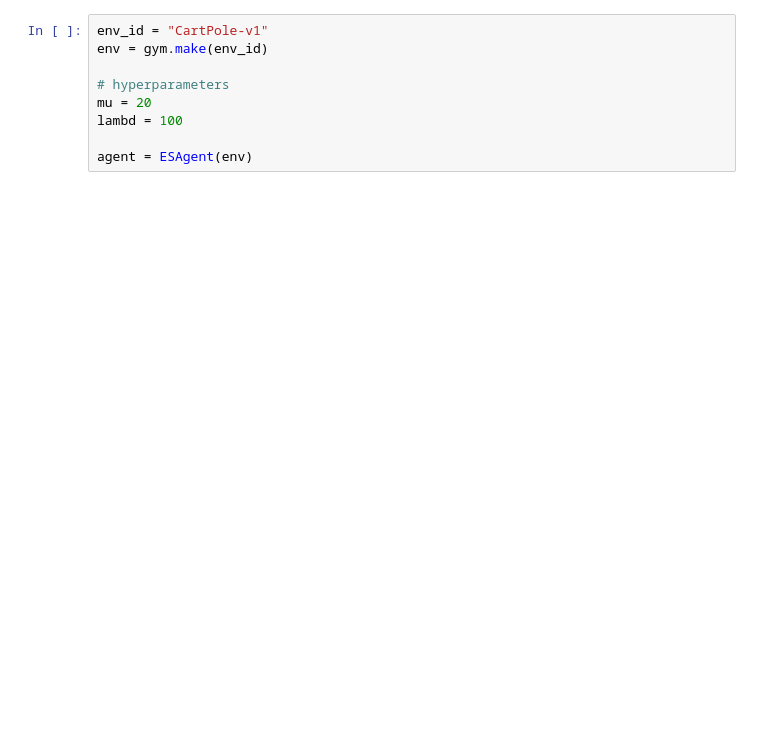
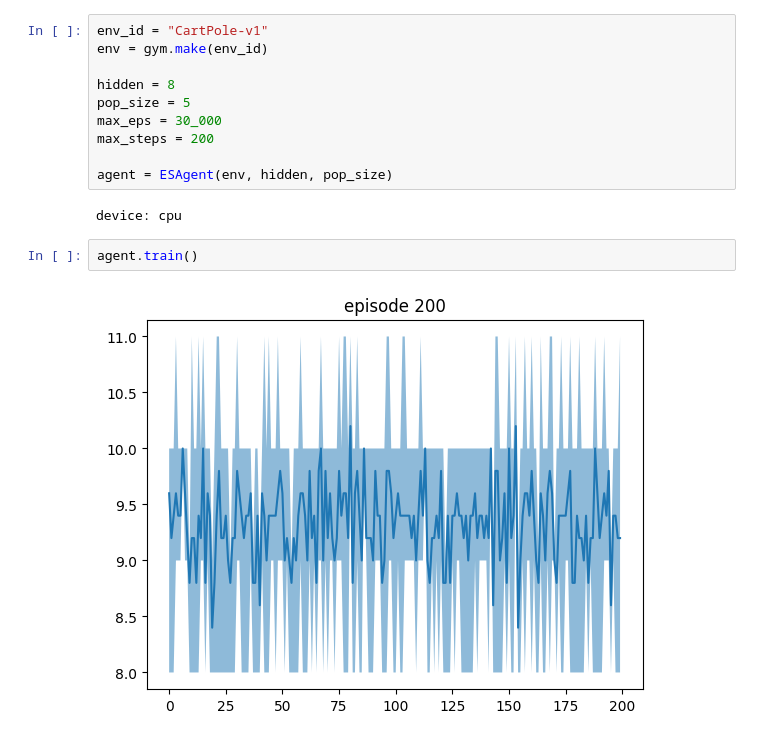
Before and after one commit to aetherclouds/ea-playground, a Jupyter notebook: src/es-cartpole.ipynb, the cells around one changed output. Drawn from its saved outputs; the diff is of its cells as text; blank space fills up the shorter version.

```diff
--- a/src/es-cartpole.ipynb
+++ b/src/es-cartpole.ipynb
@@ -238,8 +254,15 @@ class DQNAgent:
 env_id = "CartPole-v1"
 env = gym.make(env_id)
 
-# hyperparameters
-mu = 20
-lambd = 100
+hidden = 8
+pop_size = 5
+max_eps = 30_000
+max_steps = 200
 
-agent = ESAgent(env)
+agent = ESAgent(env, hidden, pop_size)
+# %% [output]
+device: cpu
+# %%
+agent.train()
+# %% [output]
+[figure, added]
```
Also changed, not shown: parts of 6 cells of this notebook.
